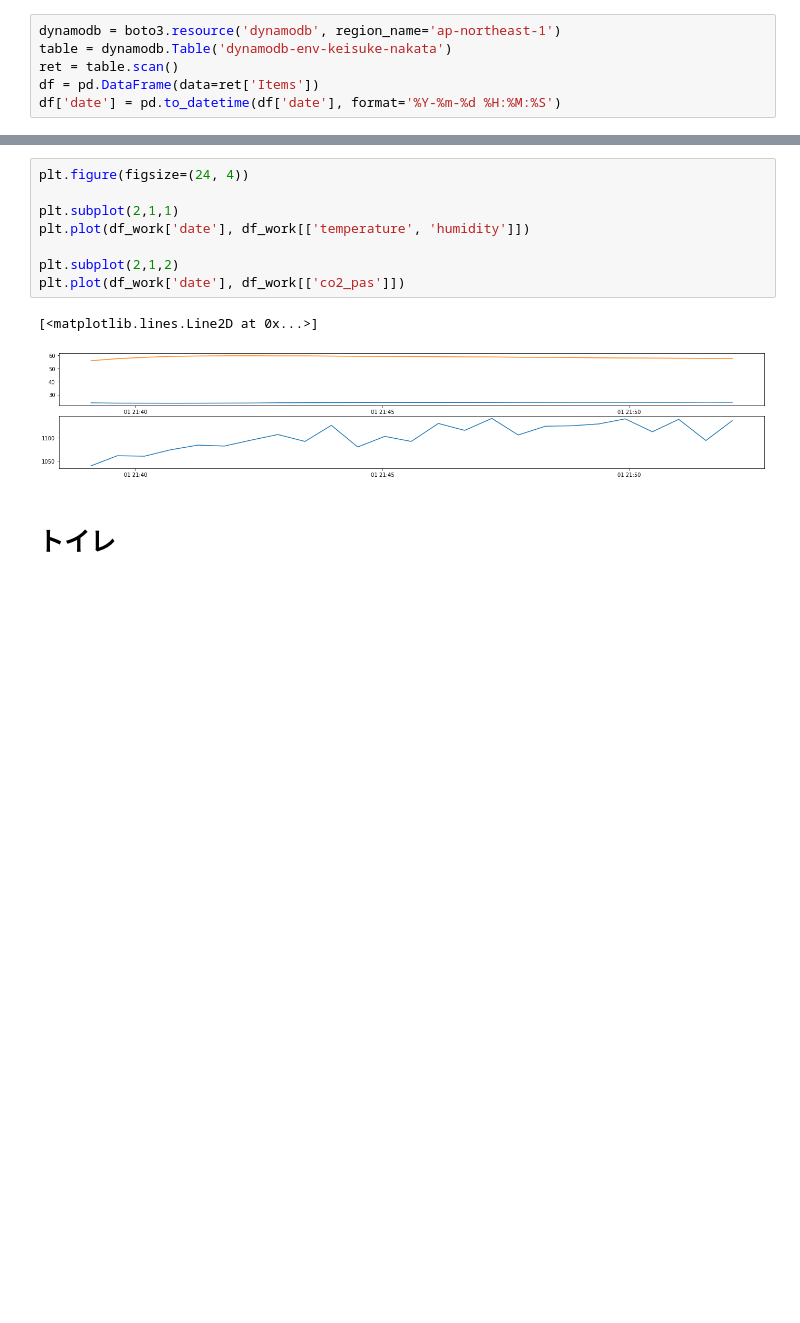
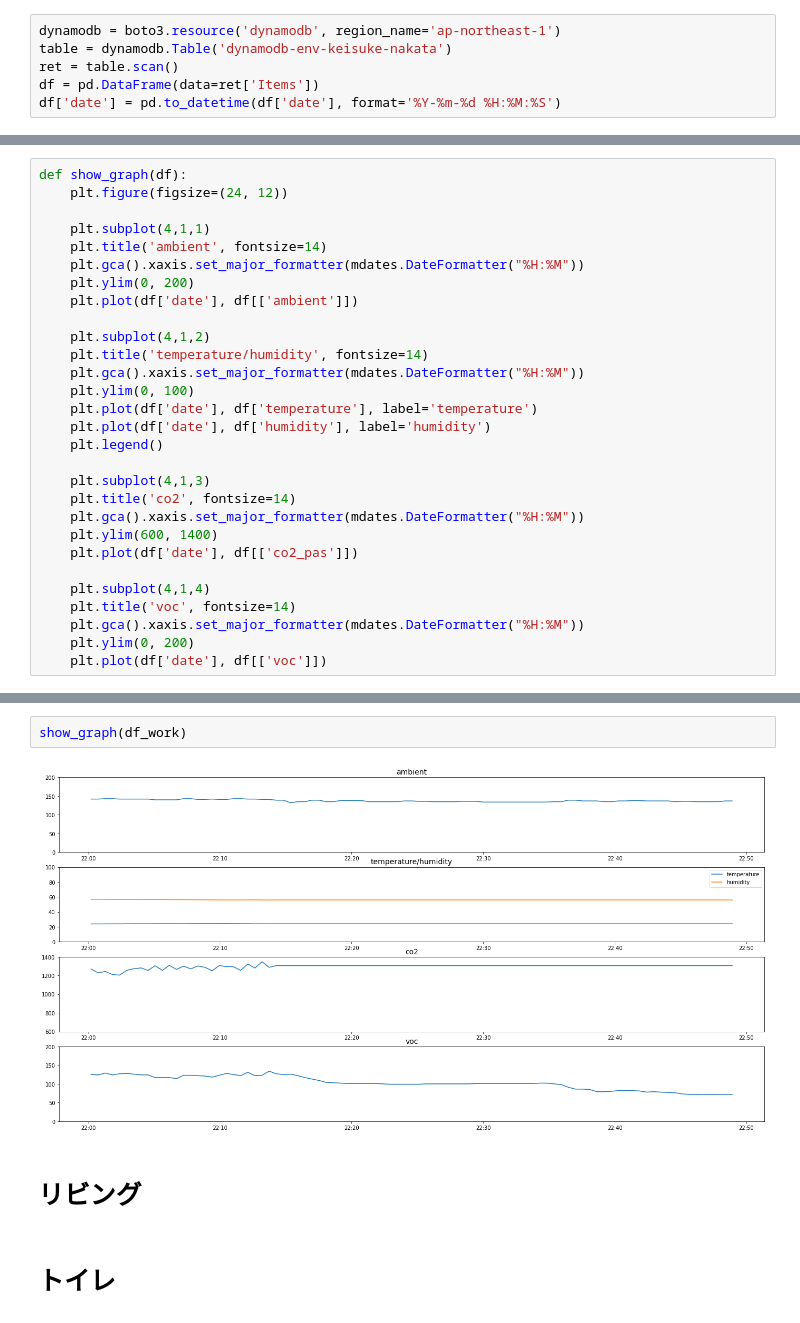
Before and after one commit to dkhmd/quarantine_helper, a Jupyter notebook: cloud/ml/env_model.ipynb, the cells around one changed output, grey strips where cells are left out. Cells and saved outputs as stored; diff of their text form; blank space fills up the shorter version.

```diff
--- a/cloud/ml/env_model.ipynb
+++ b/cloud/ml/env_model.ipynb
@@ -19,4 +19,33 @@ df.head()
 | 2 | 2021-11-01 12:54:38 | 444 | 5000 | 586 | 43.5333251953125 | 85:a5:ca:78:5c:a4 | 98 | 26.430206298828125 | 0 | NaN |
 | 3 | 2021-11-01 12:55:11 | 444 | 5000 | 586 | 43.5333251953125 | 85:a5:ca:78:5c:a4 | 93 | 26.430206298828125 | 0 | NaN |
 | 4 | 2021-11-01 12:55:43 | 463 | 5000 | 586 | 43.5333251953125 | 85:a5:ca:78:5c:a4 | 94 | 26.430206298828125 | 0 | NaN |
+# %%
+def show_graph(df):
+    plt.figure(figsize=(24, 12))
+
+    plt.subplot(4,1,1)
+    plt.title('ambient', fontsize=14)
+    plt.gca().xaxis.set_major_formatter(mdates.DateFormatter("%H:%M"))
+    plt.ylim(0, 200)
+    plt.plot(df['date'], df[['ambient']])
+
+    plt.subplot(4,1,2)
+    plt.title('temperature/humidity', fontsize=14)
+    plt.gca().xaxis.set_major_formatter(mdates.DateFormatter("%H:%M"))
+    plt.ylim(0, 100)
+    plt.plot(df['date'], df['temperature'], label='temperature')
+    plt.plot(df['date'], df['humidity'], label='humidity')
+    plt.legend()
+
+    plt.subplot(4,1,3)
+    plt.title('co2', fontsize=14)
+    plt.gca().xaxis.set_major_formatter(mdates.DateFormatter("%H:%M"))
+    plt.ylim(600, 1400)
+    plt.plot(df['date'], df[['co2_pas']])
+
+    plt.subplot(4,1,4)
+    plt.title('voc', fontsize=14)
+    plt.gca().xaxis.set_major_formatter(mdates.DateFormatter("%H:%M"))
+    plt.ylim(0, 200)
+    plt.plot(df['date'], df[['voc']])
 # %% [markdown]
@@ -35,13 +64,8 @@ df_work.head()
-# %%
-plt.figure(figsize=(24, 4))
-
-plt.subplot(2,1,1)
-plt.plot(df_work['date'], df_work[['temperature', 'humidity']])
-
-plt.subplot(2,1,2)
-plt.plot(df_work['date'], df_work[['co2_pas']])
-# %% [output]
-[<matplotlib.lines.Line2D at 0x...>]
-[figure, removed]
+# %%
+show_graph(df_work)
+# %% [output]
+[figure, added]
+# %% [markdown]
+# リビング
 # %% [markdown]
 # トイレ
```
Also changed, not shown: parts of 2 cells of this notebook.
